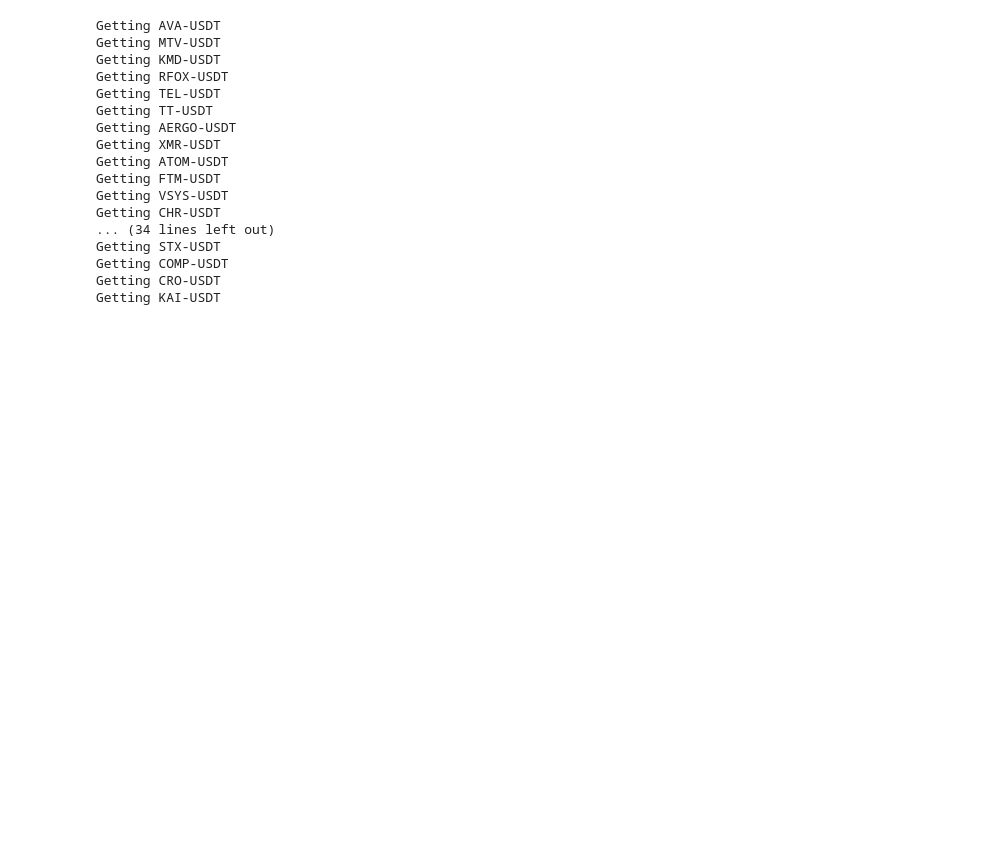
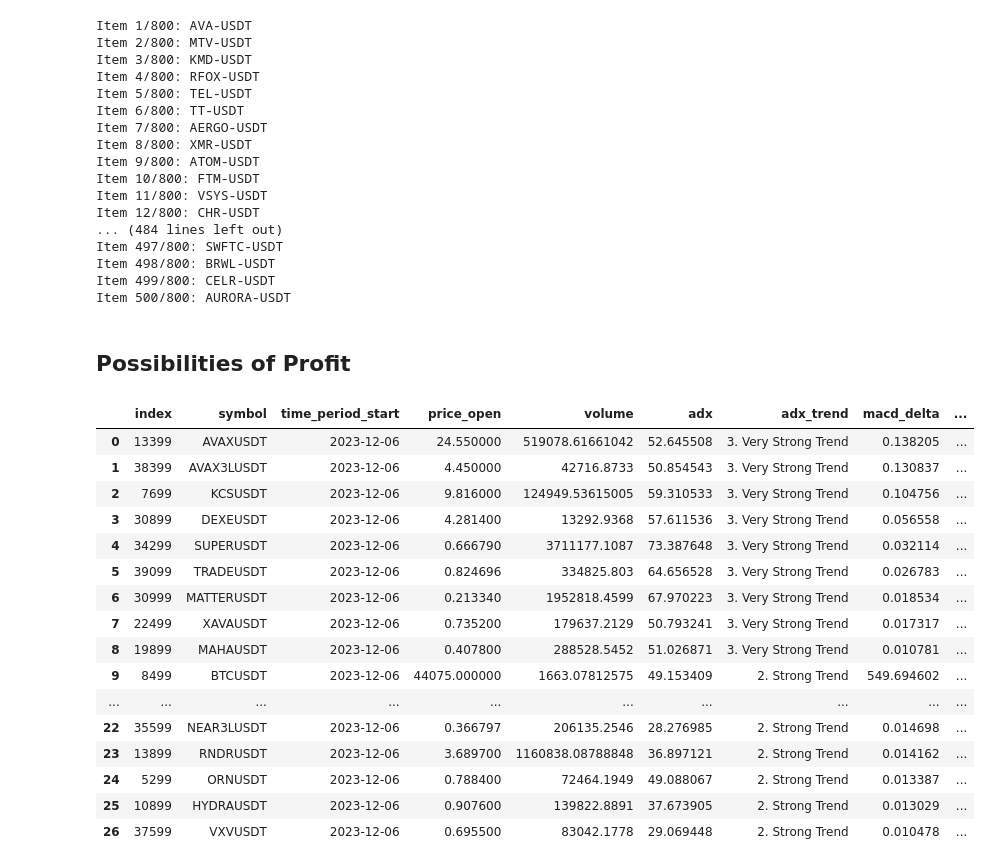
Before and after one commit to ViniciusRaphael/kucoin_crypto_financial_analysis, a Jupyter notebook: indicators_kucoin.ipynb, the cells around one changed output. Saved outputs shown, nothing was run; the diff lists cells and outputs as text; code cells hidden in the pictures; blank space fills up the shorter version.

```diff
--- a/indicators_kucoin.ipynb
+++ b/indicators_kucoin.ipynb
@@ -29,10 +29,10 @@ end = datetime.today().strftime('%m/%d/%Y 00:00:00') # End date
 client = Client()  # Initialize your Binance API client
 # %%
 dicionario_adx = {
-    '0-25': 'Tendência fraca ou inexistente',
-    '25-50': 'Tendência forte',
-    '50-75': 'Tendência muito forte',
-    '75-100': 'Tendência extremamente forte'
+    '0-25': '1. Absent or Weak Trend',
+    '25-50': '2. Strong Trend',
+    '50-75': '3. Very Strong Trend',
+    '75-100': '4. Extremely Strong Trend'
 }
 
 def check_adx(value):
@@ -75,11 +73,14 @@ def getting_data(symbol):
     return df
 # %%
 testing = []
-for crypto in symbols[:50]:
+
+total_items = len(symbols)
+for index, crypto in enumerate(symbols[:500], start=1):
     try:
         data = getting_data(crypto)
         if not data.empty:  # Check if the dataframe is not empty before appending
             testing.append(data)
+            print(f"Item {index}/{total_items}: {crypto}")
     except:
         pass
 
@@ -89,26 +90,26 @@ else:
     # Handle the case when no data is available
     df_concat = pd.DataFrame()
 # %% [output]
-Getting AVA-USDT
-Getting MTV-USDT
-Getting KMD-USDT
-Getting RFOX-USDT
-Getting TEL-USDT
-Getting TT-USDT
-Getting AERGO-USDT
-Getting XMR-USDT
-Getting ATOM-USDT
-Getting FTM-USDT
-Getting VSYS-USDT
-Getting CHR-USDT
-... (34 lines left out)
-Getting STX-USDT
-Getting COMP-USDT
-Getting CRO-USDT
-Getting KAI-USDT
+Item 1/800: AVA-USDT
+Item 2/800: MTV-USDT
+Item 3/800: KMD-USDT
+Item 4/800: RFOX-USDT
+Item 5/800: TEL-USDT
+Item 6/800: TT-USDT
+Item 7/800: AERGO-USDT
+Item 8/800: XMR-USDT
+Item 9/800: ATOM-USDT
+Item 10/800: FTM-USDT
+Item 11/800: VSYS-USDT
+Item 12/800: CHR-USDT
+... (484 lines left out)
+Item 497/800: SWFTC-USDT
+Item 498/800: BRWL-USDT
+Item 499/800: CELR-USDT
+Item 500/800: AURORA-USDT
 # %%
 today = datetime.today().date()
-df_adj = df_concat.loc[
+df_indicators = df_concat.loc[
                 (df_concat['adx'] > 25) &
                 (df_concat['time_period_start'].dt.date == today) &
 
@@ -117,6 +118,29 @@ df_adj = df_concat.loc[
                 (df_concat['price_low'] > df_concat['base_line']) &
 
                 # MACD histograma maior do que 0 e signal maior do que macd
-                # (df_concat['macd_hist'] > 0) &
-                (df_concat['macd_delta'] > 0)
+                (df_concat['macd_hist'] > 0) &
+                (df_concat['macd_delta'] > 0.01) &
+                (df_concat['supertrend_direction'] == 1)
                 ]
+# %% [markdown]
+## Possibilities of Profit
+# %%
+df_indicators[['symbol', 'time_period_start', 'price_open', 'volume', 'adx', 'adx_trend', 'macd_delta', 'supertrend_direction']].sort_values(by=['adx_trend', 'macd_delta'], ascending=False).reset_index()
+# %% [output]
+|  | index | symbol | time_period_start | price_open | volume | adx | adx_trend | macd_delta | ... |
+| 0 | 13399 | AVAXUSDT | 2023-12-06 | 24.550000 | 519078.61661042 | 52.645508 | 3. Very Strong Trend | 0.138205 | ... |
+| 1 | 38399 | AVAX3LUSDT | 2023-12-06 | 4.450000 | 42716.8733 | 50.854543 | 3. Very Strong Trend | 0.130837 | ... |
+| 2 | 7699 | KCSUSDT | 2023-12-06 | 9.816000 | 124949.53615005 | 59.310533 | 3. Very Strong Trend | 0.104756 | ... |
+| 3 | 30899 | DEXEUSDT | 2023-12-06 | 4.281400 | 13292.9368 | 57.611536 | 3. Very Strong Trend | 0.056558 | ... |
+| 4 | 34299 | SUPERUSDT | 2023-12-06 | 0.666790 | 3711177.1087 | 73.387648 | 3. Very Strong Trend | 0.032114 | ... |
+| 5 | 39099 | TRADEUSDT | 2023-12-06 | 0.824696 | 334825.803 | 64.656528 | 3. Very Strong Trend | 0.026783 | ... |
+| 6 | 30999 | MATTERUSDT | 2023-12-06 | 0.213340 | 1952818.4599 | 67.970223 | 3. Very Strong Trend | 0.018534 | ... |
+| 7 | 22499 | XAVAUSDT | 2023-12-06 | 0.735200 | 179637.2129 | 50.793241 | 3. Very Strong Trend | 0.017317 | ... |
+| 8 | 19899 | MAHAUSDT | 2023-12-06 | 0.407800 | 288528.5452 | 51.026871 | 3. Very Strong Trend | 0.010781 | ... |
+| 9 | 8499 | BTCUSDT | 2023-12-06 | 44075.000000 | 1663.07812575 | 49.153409 | 2. Strong Trend | 549.694602 | ... |
+| ... | ... | ... | ... | ... | ... | ... | ... | ... | ... |
+| 22 | 35599 | NEAR3LUSDT | 2023-12-06 | 0.366797 | 206135.2546 | 28.276985 | 2. Strong Trend | 0.014698 | ... |
+| 23 | 13899 | RNDRUSDT | 2023-12-06 | 3.689700 | 1160838.08788848 | 36.897121 | 2. Strong Trend | 0.014162 | ... |
+| 24 | 5299 | ORNUSDT | 2023-12-06 | 0.788400 | 72464.1949 | 49.088067 | 2. Strong Trend | 0.013387 | ... |
+| 25 | 10899 | HYDRAUSDT | 2023-12-06 | 0.907600 | 139822.8891 | 37.673905 | 2. Strong Trend | 0.013029 | ... |
+| 26 | 37599 | VXVUSDT | 2023-12-06 | 0.695500 | 83042.1778 | 29.069448 | 2. Strong Trend | 0.010478 | ... |
```
Also changed, not shown: parts of 9 cells of this notebook, 3 other files.
